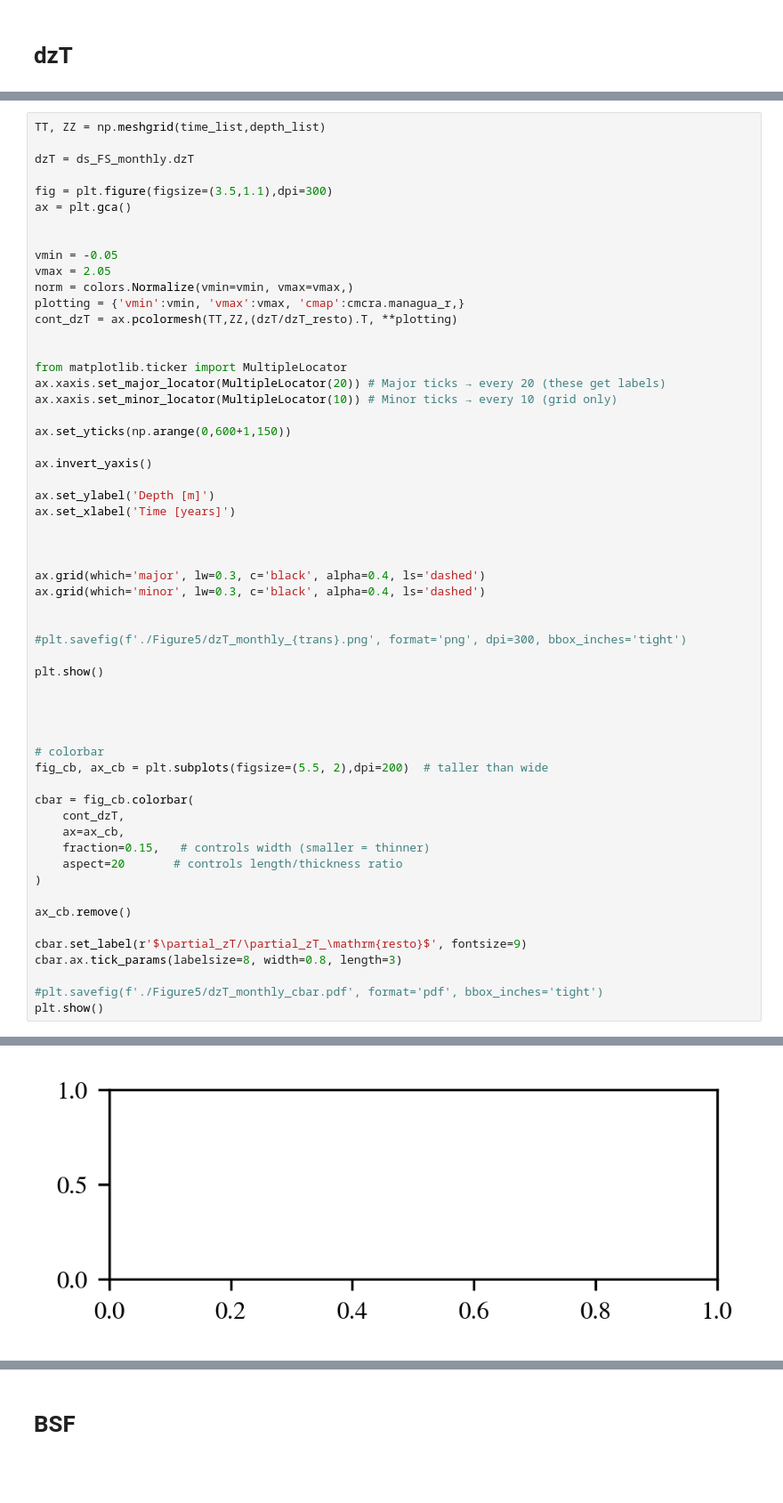
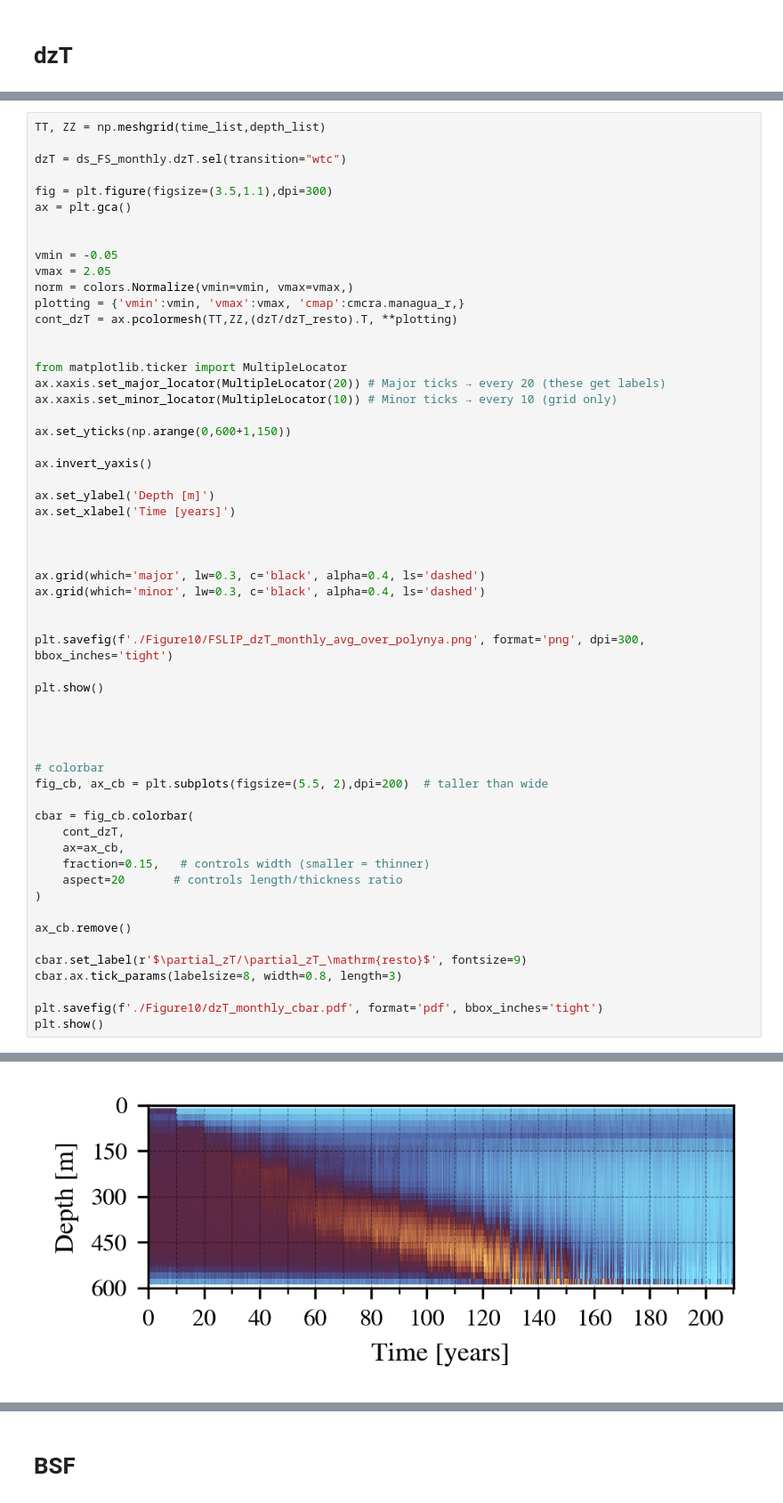
Before and after one commit to lsaddier/NEMO-Ice-Shelf-Bistability, a Jupyter notebook: Figures/FSLIP.ipynb, the cells around one changed output, grey strips where cells are left out. Shown at 89% size. Drawn from its saved outputs; the diff is of its cells as text; blank space fills up the shorter version.

Commit message:
FSLIP

```diff
--- a/Figures/FSLIP.ipynb
+++ b/Figures/FSLIP.ipynb
@@ -169,7 +186,7 @@ dzT_resto = (1 - (-1.9))/600 # °C/m
 # %%
 TT, ZZ = np.meshgrid(time_list,depth_list)
 
-dzT = ds_FS_monthly.dzT
+dzT = ds_FS_monthly.dzT.sel(transition="wtc")
 
 fig = plt.figure(figsize=(3.5,1.1),dpi=300)
 ax = plt.gca()
@@ -199,7 +216,7 @@ ax.grid(which='major', lw=0.3, c='black', alpha=0.4, ls='dashed')
 ax.grid(which='minor', lw=0.3, c='black', alpha=0.4, ls='dashed')
 
 
-#plt.savefig(f'./Figure5/dzT_monthly_{trans}.png', format='png', dpi=300, bbox_inches='tight')
+plt.savefig(f'./Figure10/FSLIP_dzT_monthly_avg_over_polynya.png', format='png', dpi=300, bbox_inches='tight')
 
 plt.show()
 
@@ -221,6 +238,6 @@ ax_cb.remove()
 cbar.set_label(r'$\partial_zT/\partial_zT_\mathrm{resto}$', fontsize=9)
 cbar.ax.tick_params(labelsize=8, width=0.8, length=3)
 
-#plt.savefig(f'./Figure5/dzT_monthly_cbar.pdf', format='pdf', bbox_inches='tight')
+plt.savefig(f'./Figure10/dzT_monthly_cbar.pdf', format='pdf', bbox_inches='tight')
 plt.show()
 # %% [output]
@@ -228 +244 @@ TypeError: Dimensions of C (29, 1920, 2) should be one smaller than X(2520) and
-[figure, old version]
+[figure, new version]
```
Also changed, not shown: parts of 2 cells of this notebook, 4 other files.
